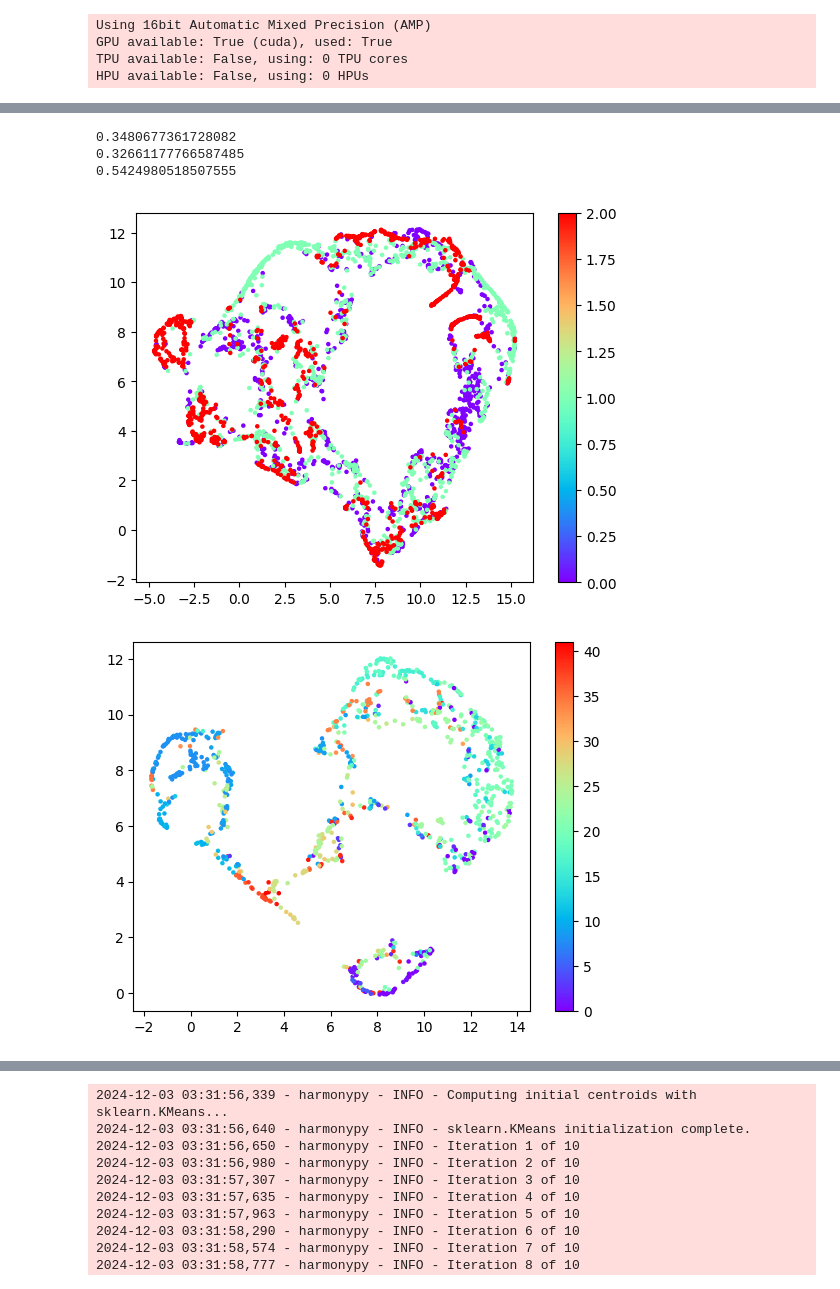
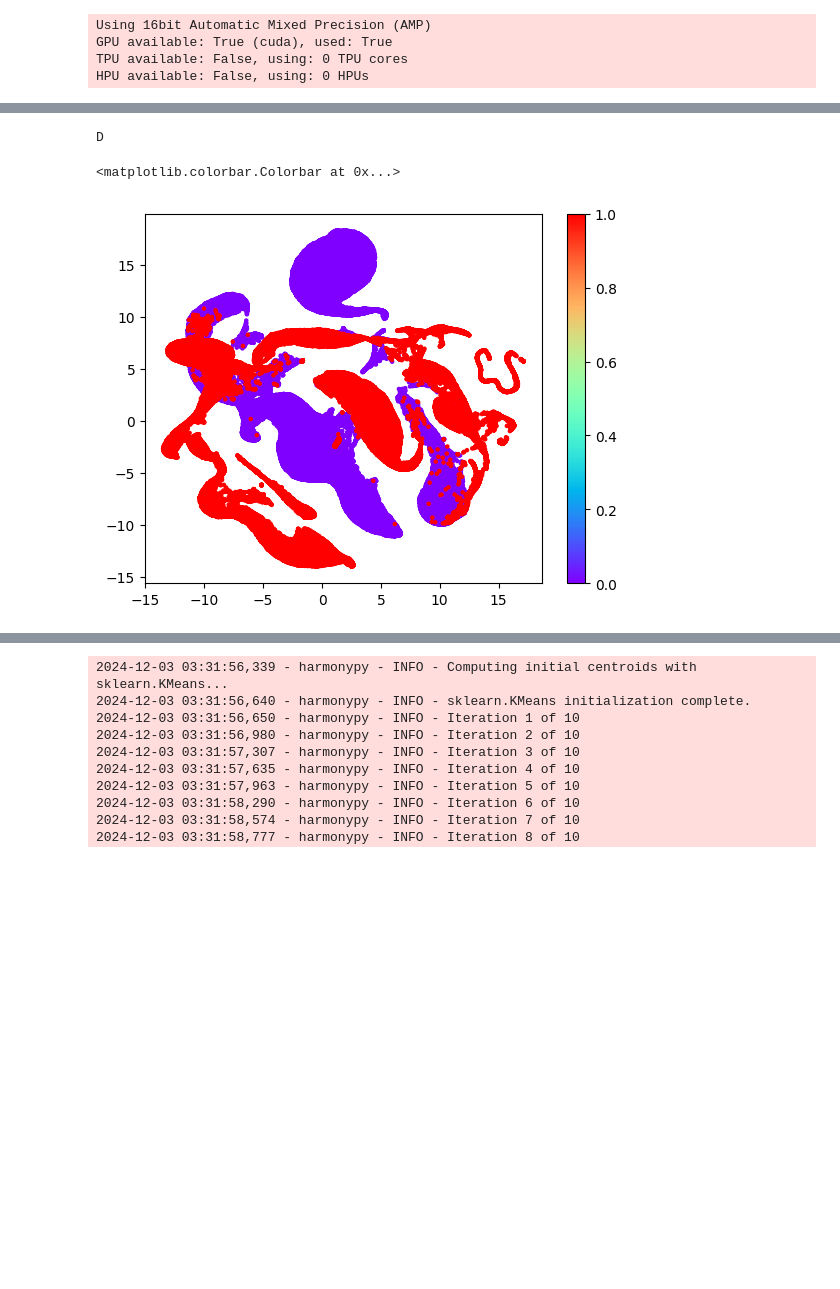
Before and after one commit to atarashansky/cross-species-vae, a Jupyter notebook: vae.ipynb, the cells around one changed output, grey strips where cells are left out. Drawn from its saved outputs; the diff is of its cells as text; code cells hidden in the pictures; blank space fills up the shorter version.

```diff
--- a/vae.ipynb
+++ b/vae.ipynb
@@ -167,7 +167,7 @@ data_module.setup()
 # %%
 species_data_sub = {k: data_module.train_dataset.epoch_data[k][data_module.train_dataset.epoch_indices[k]].copy() for k in data_module.train_dataset.epoch_data}
 # %%
-batch_size = 256
+batch_size = 128
 
 data_module = CrossSpeciesDataModule(
     species_data = species_data_sub,
@@ -437,12 +353,0 @@ dt_full = umap.UMAP().fit_transform(pcs)
-# %%
-adatas = []
-for i, k in enumerate(species_data):
-    adata = species_data[k]
-    adata.obsm['emb'] = output.detach().cpu().numpy()[s==i]
-    adata.obs['species'] = k
-    adatas.append(adata)
-
-adata = anndata.concat(adatas,join='outer')
-adata.obsm['X_umap'] = dt_full
-
-# adata.write_h5ad('test.h5ad')
@@ -685,8 +575,8 @@ trainer = pl.Trainer(
 
 scvi = VAE(
     cross_species_vae = model,
-    n_latent = 64,
-    hidden_dims = [64],
+    n_latent = 256,
+    hidden_dims = [256],
     dropout_rate = 0.2,
     base_learning_rate = 1e-3,
     base_batch_size = 32,
@@ -703,5 +593,3 @@ Using 16bit Automatic Mixed Precision (AMP)
 GPU available: True (cuda), used: True
 TPU available: False, using: 0 TPU cores
 HPU available: False, using: 0 HPUs
-# %%
-trainer.fit(scvi, data_module)
@@ -765,26 +625,24 @@ for loss_type in ["recon", "kl"]:
 # %%
 
-output = scvi.get_latent_embeddings(species_data)
-
-s = np.array(sum([[i]*len(adata) for i, adata in enumerate([adata1, adata2, adata3])],[]))
+output2 = scvi.get_latent_embeddings(species_data_sub, batch_size=4096)
+print("D")
+s2 = np.array(sum([[i]*len(adata) for i, adata in enumerate([species_data_sub['danio_rerio'], species_data_sub['microcebus_murinus']])],[]))
 
 plt.figure();
-dt_full = umap.UMAP(n_components=2).fit_transform(output.cpu().numpy())
-plt.scatter(dt_full[:,0],dt_full[:,1], c = s,s=5, cmap='rainbow'); plt.colorbar()
+dt_full2 = umap.UMAP(n_components=2).fit_transform(output2.cpu().numpy())
+plt.scatter(dt_full2[:,0],dt_full2[:,1], c = s2,s=5, cmap='rainbow'); plt.colorbar()
 
-for i, adata, key in zip([0, 1, 2], [adata1, adata2, adata3], ['cluster', 'cluster_t', 'Cluster']):
-    dt = umap.UMAP(n_components=2).fit_transform(output[s==i])
+# for i, adata, key in zip([0, 1, 2], [adata1, adata2, adata3], ['cluster', 'cluster_t', 'Cluster']):
+#     dt = umap.UMAP(n_components=2).fit_transform(output[s==i])
 
-    adata.obsm['emb'] = dt
-    sc.pp.neighbors(adata, use_rep='emb')
-    sc.tl.leiden(adata, flavor="igraph", n_iterations=2, resolution=2)
-    print(adjusted_mutual_info_score(adata.obs[key], adata.obs['leiden']))
+#     adata.obsm['emb'] = dt
+#     sc.pp.neighbors(adata, use_rep='emb')
+#     sc.tl.leiden(adata, flavor="igraph", n_iterations=2, resolution=2)
+#     print(adjusted_mutual_info_score(adata.obs[key], adata.obs['leiden']))
 
-    plt.figure();
-    plt.scatter(dt[:,0],dt[:,1], c = adata.obs[key].cat.codes,s=5, cmap='rainbow'); plt.colorbar()
+#     plt.figure();
+#     plt.scatter(dt[:,0],dt[:,1], c = adata.obs[key].cat.codes,s=5, cmap='rainbow'); plt.colorbar()
 # %% [output]
-0.3480677361728082
-0.32661177766587485
-0.5424980518507555
+D
+<matplotlib.colorbar.Colorbar at 0x...>
-[figure, old version]
+[figure, new version]
-[figure, removed]
```
Also changed, not shown: parts of 26 cells of this notebook, 4 other files.
